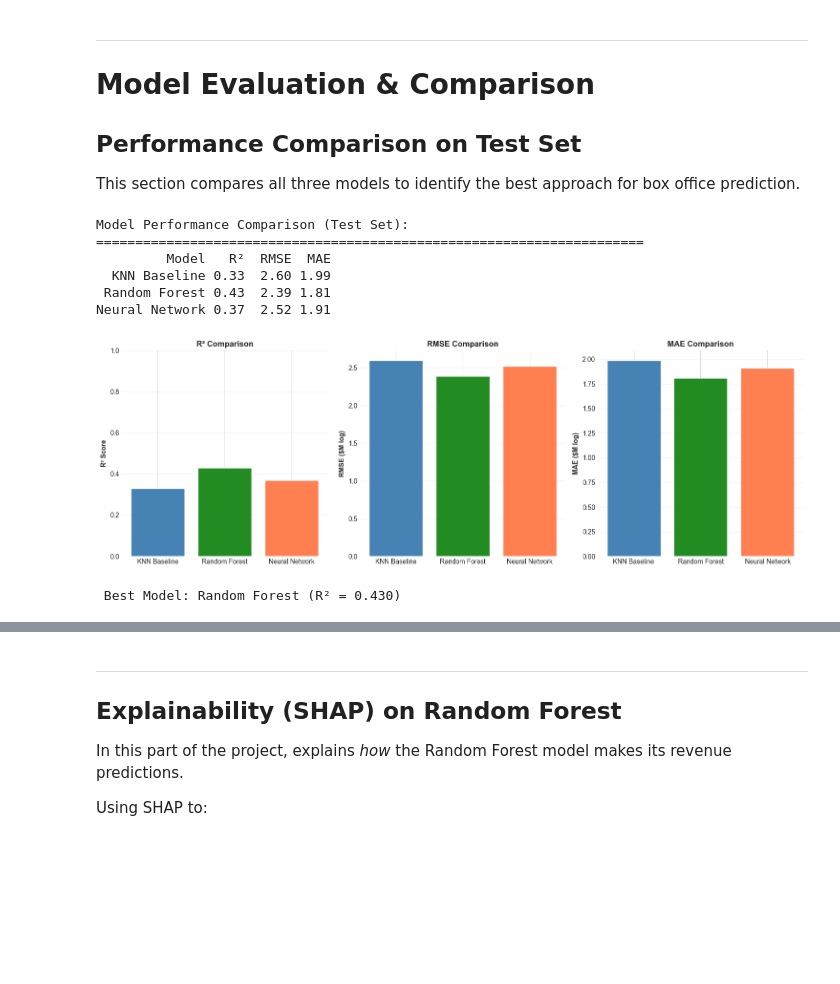
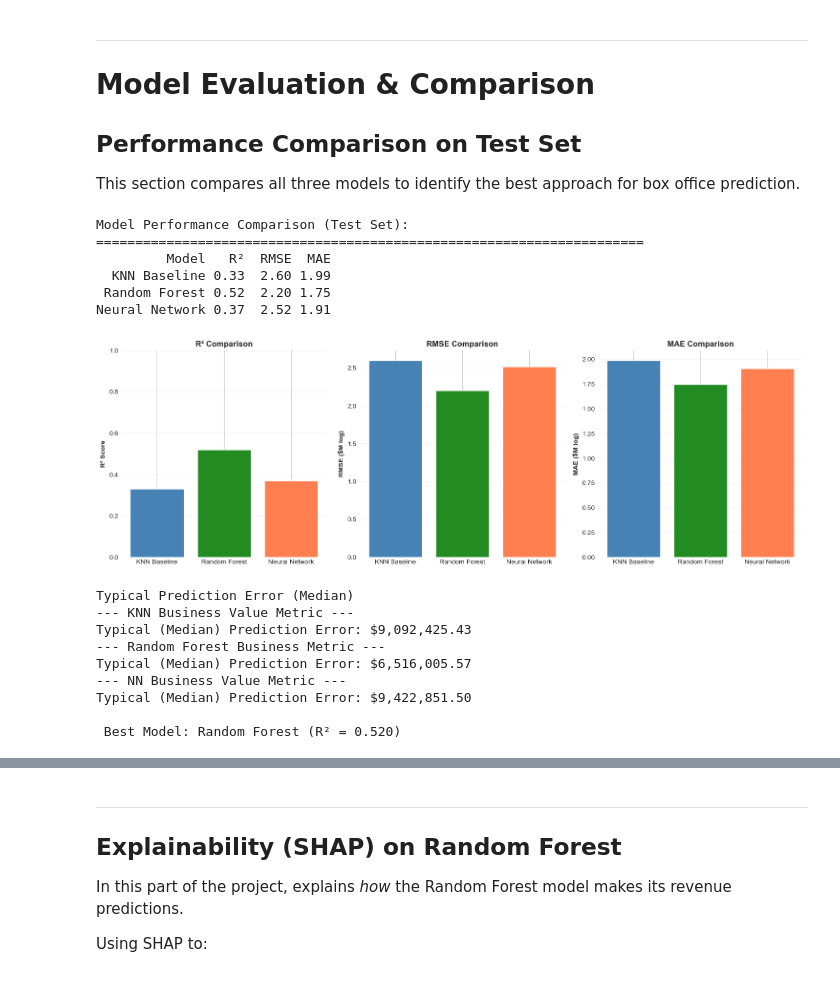
Before and after one commit to sreejoniroy23-commits/AIforBusiness, a Jupyter notebook: Notebook2_modelling_Jan4.ipynb, the cells around one changed output, grey strips where cells are left out. Cells and saved outputs as stored; diff of their text form; code cells hidden in the pictures; blank space fills up the shorter version.

```diff
--- a/Notebook2_modelling_Jan4.ipynb
+++ b/Notebook2_modelling_Jan4.ipynb
@@ -3295,17 +3333,16 @@ Typical (Median) Prediction Error: $9,422,851.50
 
 This section compares all three models to identify the best approach for box office prediction.
 # %%
-# Benita
 # Model Comparison on Test Set
 import pandas as pd
 import matplotlib.pyplot as plt
 
-# IMPORTANT: Update the values with actual results from running all models above
+# IMPORTANT: Update these values with actual results from running all models above
 results = {
     'Model': ['KNN Baseline', 'Random Forest', 'Neural Network'],
-    'R²': [0.33, 0.43, 0.37],      # R² values
-    'RMSE': [2.60, 2.39, 2.52],    # RMSE values
-    'MAE': [1.99, 1.81, 1.91]      # MAE values
+    'R²': [0.33, 0.52, 0.37],  # UPDATE with actual values
+    'RMSE': [2.60, 2.20, 2.52],  # UPDATE with actual values
+    'MAE': [1.99, 1.75, 1.91]  # UPDATE with actual values
 }
 
 comparison_df = pd.DataFrame(results)
@@ -3326,36 +3363,54 @@ axes[0].grid(True, alpha=0.3, axis='y')
 
 # RMSE
 axes[1].bar(comparison_df['Model'], comparison_df['RMSE'],
             color=['steelblue', 'forestgreen', 'coral'])
 axes[1].set_ylabel('RMSE ($M log)', fontweight='bold')
 axes[1].set_title('RMSE Comparison', fontweight='bold')
 axes[1].grid(True, alpha=0.3, axis='y')
 
 # MAE
 axes[2].bar(comparison_df['Model'], comparison_df['MAE'],
             color=['steelblue', 'forestgreen', 'coral'])
 axes[2].set_ylabel('MAE ($M log)', fontweight='bold')
 axes[2].set_title('MAE Comparison', fontweight='bold')
 axes[2].grid(True, alpha=0.3, axis='y')
 
 plt.tight_layout()
 plt.show()
 
 # Best model
 best_idx = comparison_df['R²'].idxmax()
 best_model = comparison_df.loc[best_idx, 'Model']
 best_r2 = comparison_df.loc[best_idx, 'R²']
 
+print(f"\nTypical Prediction Error (Median)")
+print(f"--- KNN Business Value Metric ---")
+print(f"Typical (Median) Prediction Error: ${median_dollar_error_knn:,.2f}")
+
+print(f"--- Random Forest Business Metric ---")
+print(f"Typical (Median) Prediction Error: ${median_dollar_error_rf:,.2f}")
+
+print(f"--- NN Business Value Metric ---")
+print(f"Typical (Median) Prediction Error: ${median_dollar_error:,.2f}")
+
 print(f"\n Best Model: {best_model} (R² = {best_r2:.3f})")
 # %% [output]
 Model Performance Comparison (Test Set):
 ======================================================================
          Model   R²  RMSE  MAE
   KNN Baseline 0.33  2.60 1.99
- Random Forest 0.43  2.39 1.81
+ Random Forest 0.52  2.20 1.75
 Neural Network 0.37  2.52 1.91
-[figure, old version]
+[figure, new version]
- Best Model: Random Forest (R² = 0.430)
+Typical Prediction Error (Median)
+--- KNN Business Value Metric ---
+Typical (Median) Prediction Error: $9,092,425.43
+--- Random Forest Business Metric ---
+Typical (Median) Prediction Error: $6,516,005.57
+--- NN Business Value Metric ---
+Typical (Median) Prediction Error: $9,422,851.50
+
+ Best Model: Random Forest (R² = 0.520)
 # %% [markdown]
 ## Key Findings
 
```
Also changed, not shown: parts of 36 cells of this notebook.
